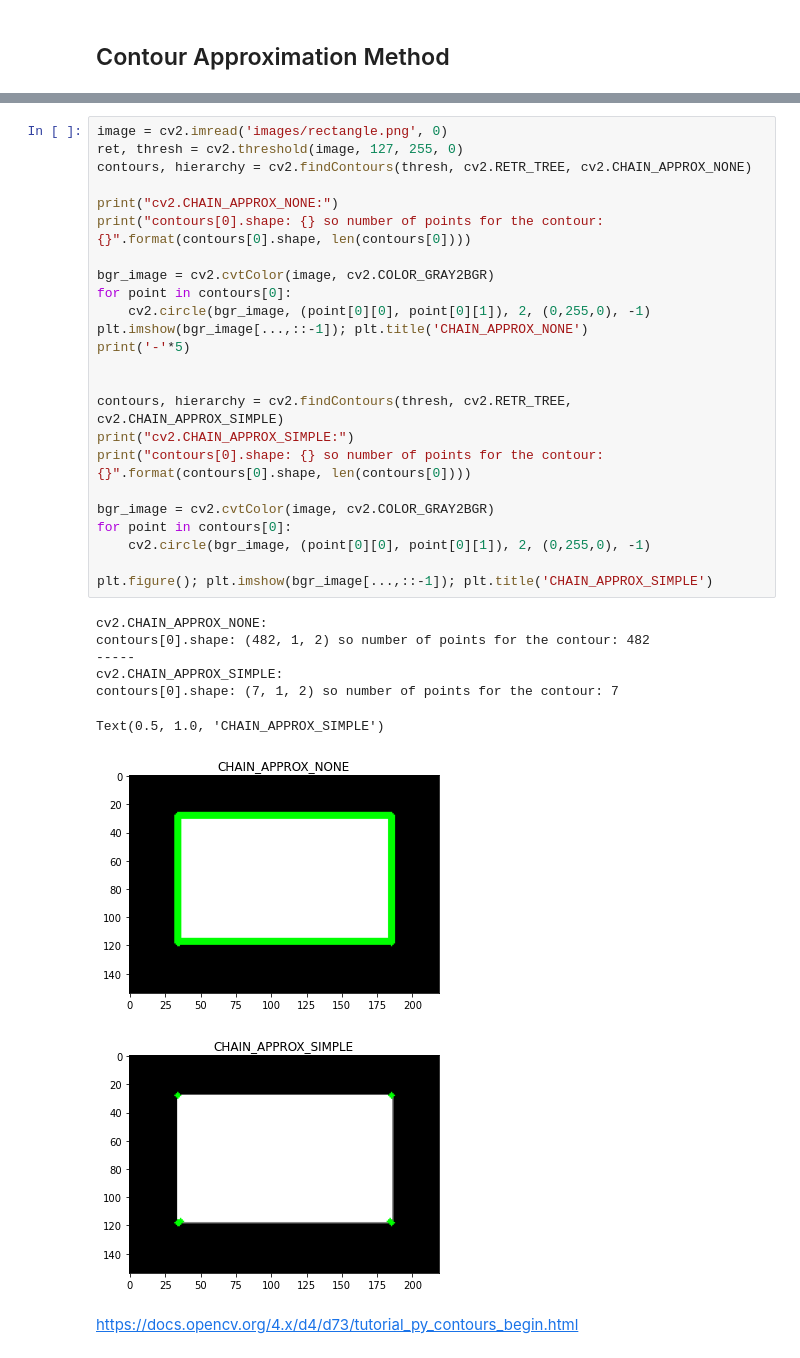
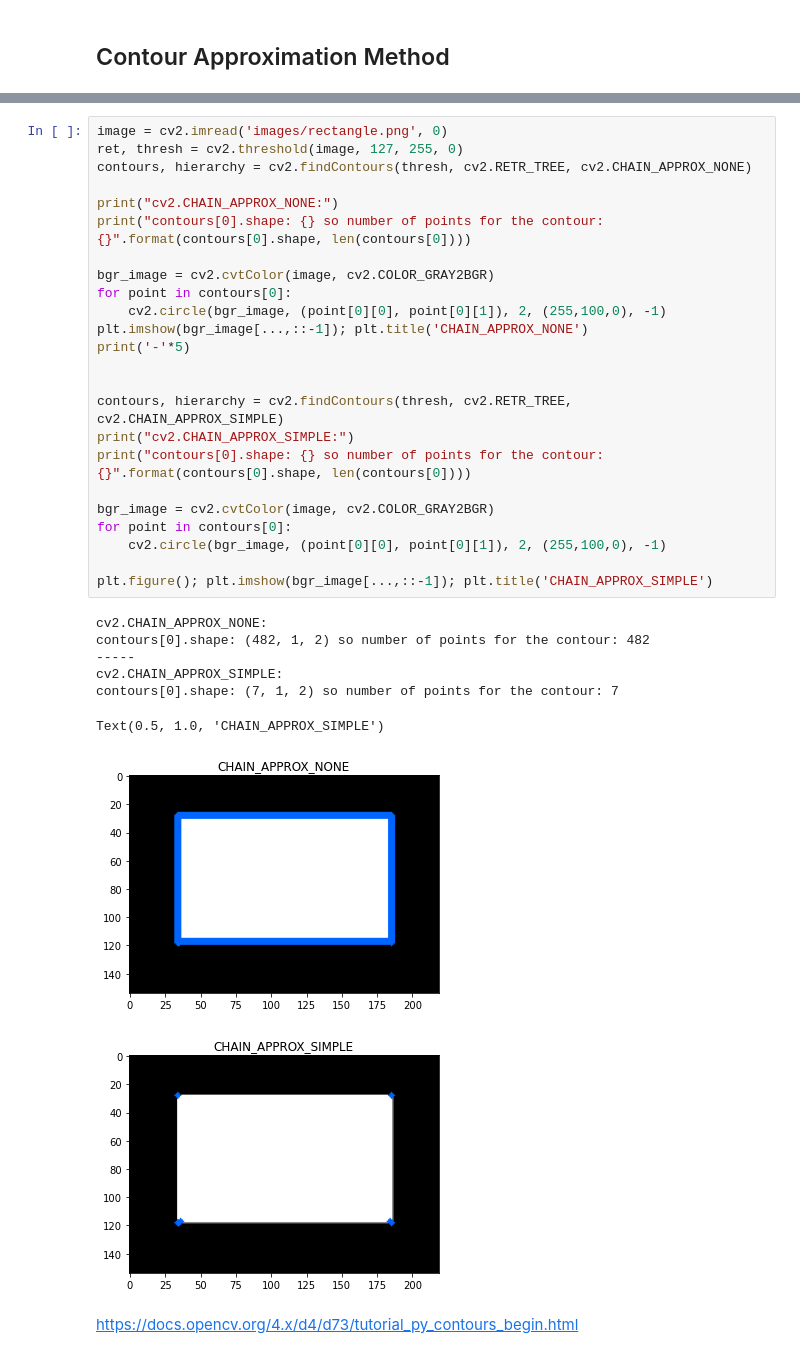
Before and after one commit to Erfan-Shakourii/image-processing, a Jupyter notebook: Cods/26-Finding_contours.ipynb, the cells around one changed output, grey strips where cells are left out. Cells and saved outputs as stored; diff of their text form.

```diff
--- a/Cods/26-Finding_contours.ipynb
+++ b/Cods/26-Finding_contours.ipynb
@@ -81,35 +55,35 @@ plt.imshow(third_contour)
 # %%
 image = cv2.imread('images/rectangle.png', 0)
 ret, thresh = cv2.threshold(image, 127, 255, 0)
 contours, hierarchy = cv2.findContours(thresh, cv2.RETR_TREE, cv2.CHAIN_APPROX_NONE)
 
 print("cv2.CHAIN_APPROX_NONE:")
 print("contours[0].shape: {} so number of points for the contour: {}".format(contours[0].shape, len(contours[0])))
 
 bgr_image = cv2.cvtColor(image, cv2.COLOR_GRAY2BGR)
 for point in contours[0]:
-    cv2.circle(bgr_image, (point[0][0], point[0][1]), 2, (0,255,0), -1)
+    cv2.circle(bgr_image, (point[0][0], point[0][1]), 2, (255,100,0), -1)
 plt.imshow(bgr_image[...,::-1]); plt.title('CHAIN_APPROX_NONE')
 print('-'*5)
 
 
 contours, hierarchy = cv2.findContours(thresh, cv2.RETR_TREE, cv2.CHAIN_APPROX_SIMPLE)
 print("cv2.CHAIN_APPROX_SIMPLE:")
 print("contours[0].shape: {} so number of points for the contour: {}".format(contours[0].shape, len(contours[0])))
 
 bgr_image = cv2.cvtColor(image, cv2.COLOR_GRAY2BGR)
 for point in contours[0]:
-    cv2.circle(bgr_image, (point[0][0], point[0][1]), 2, (0,255,0), -1)
+    cv2.circle(bgr_image, (point[0][0], point[0][1]), 2, (255,100,0), -1)
 
 plt.figure(); plt.imshow(bgr_image[...,::-1]); plt.title('CHAIN_APPROX_SIMPLE')
 # %% [output]
 cv2.CHAIN_APPROX_NONE:
 contours[0].shape: (482, 1, 2) so number of points for the contour: 482
 -----
 cv2.CHAIN_APPROX_SIMPLE:
 contours[0].shape: (7, 1, 2) so number of points for the contour: 7
 Text(0.5, 1.0, 'CHAIN_APPROX_SIMPLE')
-[figure, old version]
+[figure, new version]
-[figure, old version]
+[figure, new version]
 # %% [markdown]
 https://docs.opencv.org/4.x/d4/d73/tutorial_py_contours_begin.html
```
Also changed, not shown: parts of 8 cells of this notebook, 1 other file.
